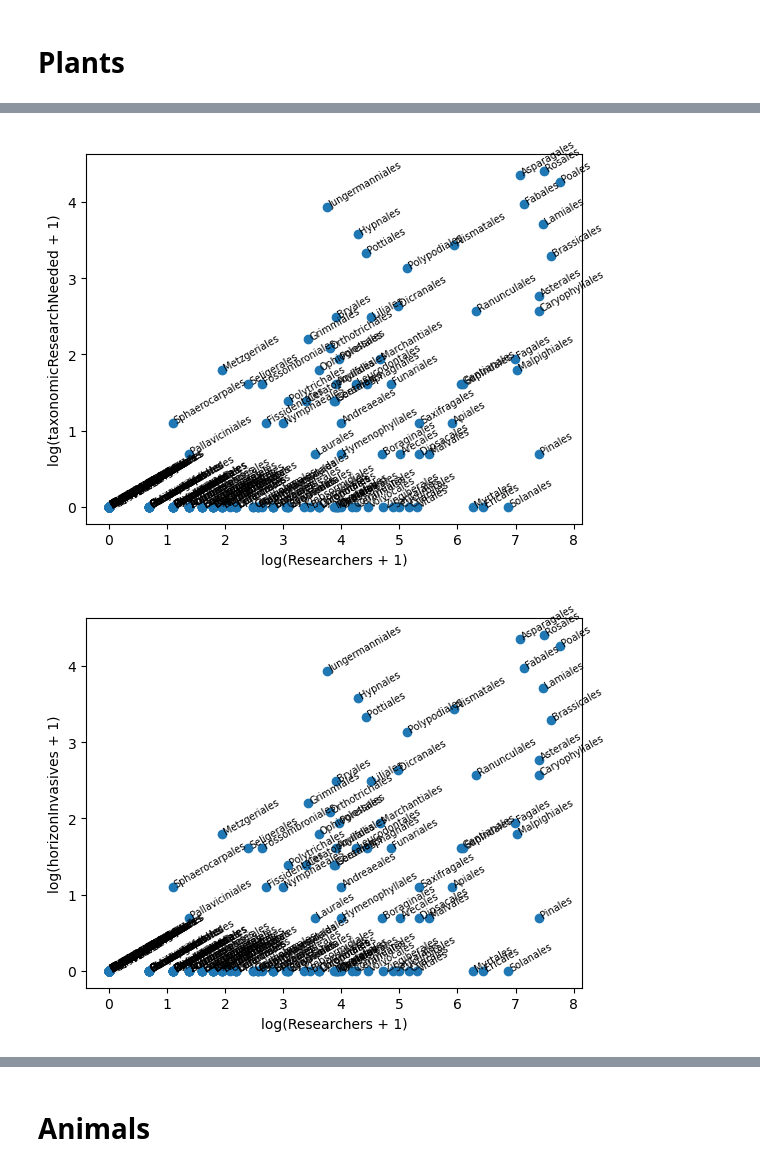
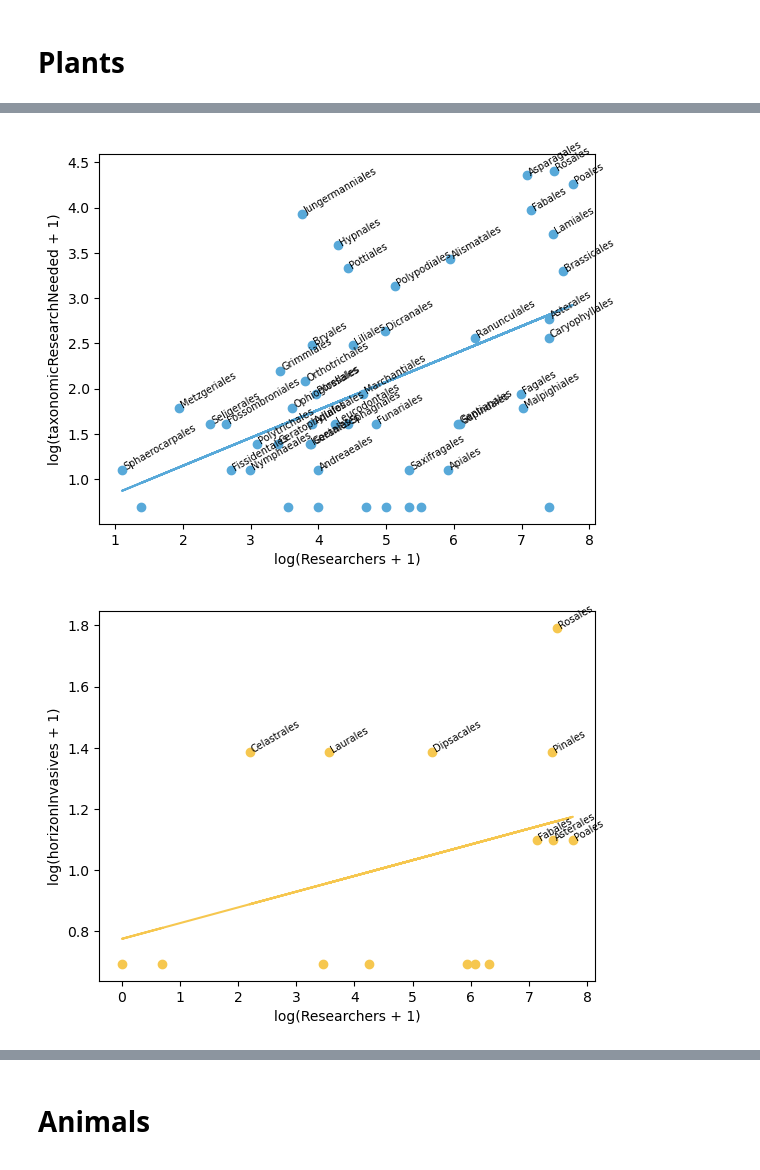
Before and after one commit to AgentschapPlantentuinMeise/Mapping-taxonomists, a Jupyter notebook: reports/Scatter plots.ipynb, the cells around one changed output, grey strips where cells are left out. Saved outputs shown, nothing was run; the diff lists cells and outputs as text; code cells hidden in the pictures.

```diff
--- a/reports/Scatter plots.ipynb
+++ b/reports/Scatter plots.ipynb
@@ -86,6 +109,10 @@ def scatter_combined_demand(df, demands, logarithmic=False,
 # %% [markdown]
 # Plants
 # %%
-for demand in ["taxonomicResearchNeeded", "horizonInvasives", "cropWildRelatives"]:
-    scatter_supply_single_demand(plants, demand)
+for i, demand in enumerate(["taxonomicResearchNeeded", "horizonInvasives", "cropWildRelatives"]):
+    color = ["#58A9D9", "#F6C74F", "#F28205"][i]
+    scatter_supply_single_demand(plants, demand, col=color,
+                                 logx=True, logy=True,
+                                 trendline=True,
+                                 ymin=1)
 # %% [output]
@@ -95,6 +122,10 @@ for demand in ["taxonomicResearchNeeded", "horizonInvasives", "cropWildRelatives
 # %%
-for demand in ["taxonomicResearchNeeded", "horizonInvasives", "cropWildRelatives"]:
-    scatter_supply_single_demand(plants, demand, logarithmic=True)
+for i, demand in enumerate(["taxonomicResearchNeeded", "horizonInvasives", "cropWildRelatives"]):
+    color = ["#58A9D9", "#F6C74F", "#F28205"][i]
+    scatter_supply_single_demand(plants, demand, col=color,
+                                 logx=True, logy=True, nozerosy=True,
+                                 trendline=True,
+                                 ymin=1)
 # %% [output]
-[figure, old version]
+[figure, new version]
-[figure, old version]
+[figure, new version]
```
Also changed, not shown: parts of 12 cells of this notebook, 22 other files.
